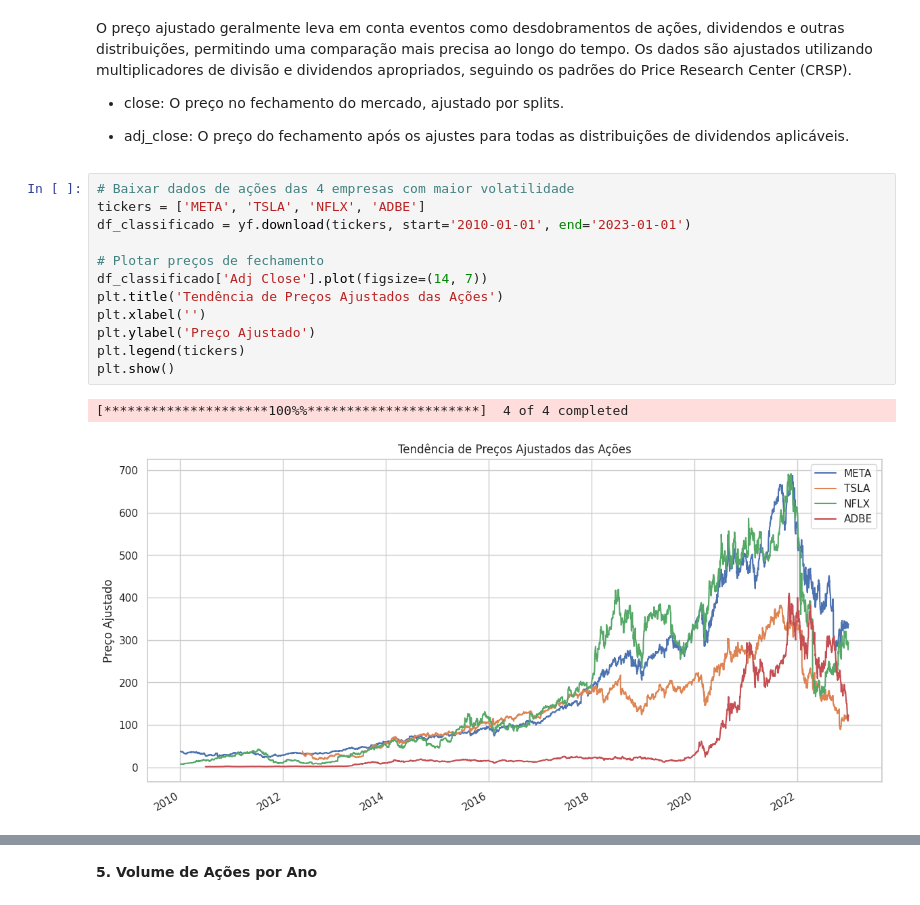
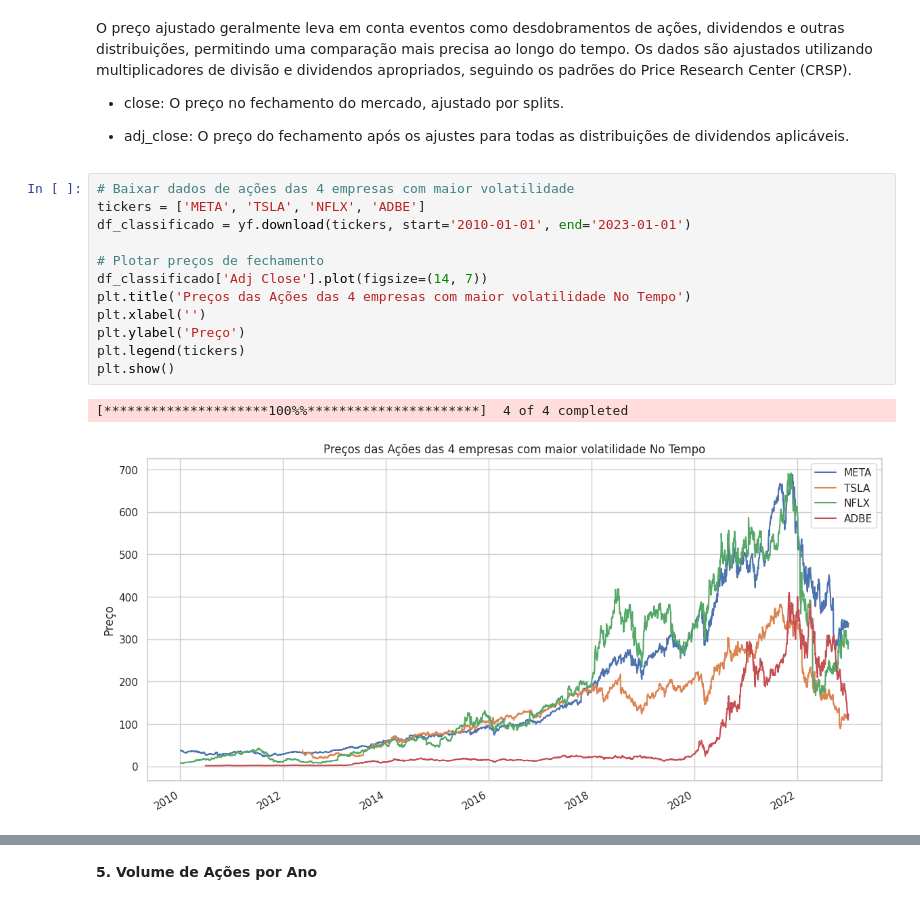
Before and after one commit to CarolyneS14/DataLab_BigTech, a Jupyter notebook: BigTech.ipynb, the cells around one changed output, grey strips where cells are left out. Saved outputs shown, nothing was run; the diff lists cells and outputs as text.

```diff
--- a/BigTech.ipynb
+++ b/BigTech.ipynb
@@ -865,16 +860,16 @@ O preço ajustado geralmente leva em conta eventos como desdobramentos de açõe
 # %%
 # Baixar dados de ações das 4 empresas com maior volatilidade
 tickers = ['META', 'TSLA', 'NFLX', 'ADBE']
 df_classificado = yf.download(tickers, start='2010-01-01', end='2023-01-01')
 
 # Plotar preços de fechamento
 df_classificado['Adj Close'].plot(figsize=(14, 7))
-plt.title('Tendência de Preços Ajustados das Ações')
+plt.title('Preços das Ações das 4 empresas com maior volatilidade No Tempo')
 plt.xlabel('')
-plt.ylabel('Preço Ajustado')
+plt.ylabel('Preço')
 plt.legend(tickers)
 plt.show()
 # %% [output]
 [*********************100%%**********************]  4 of 4 completed
-[figure, old version]
+[figure, new version]
 # %%
```
Also changed, not shown: parts of 13 cells of this notebook.
